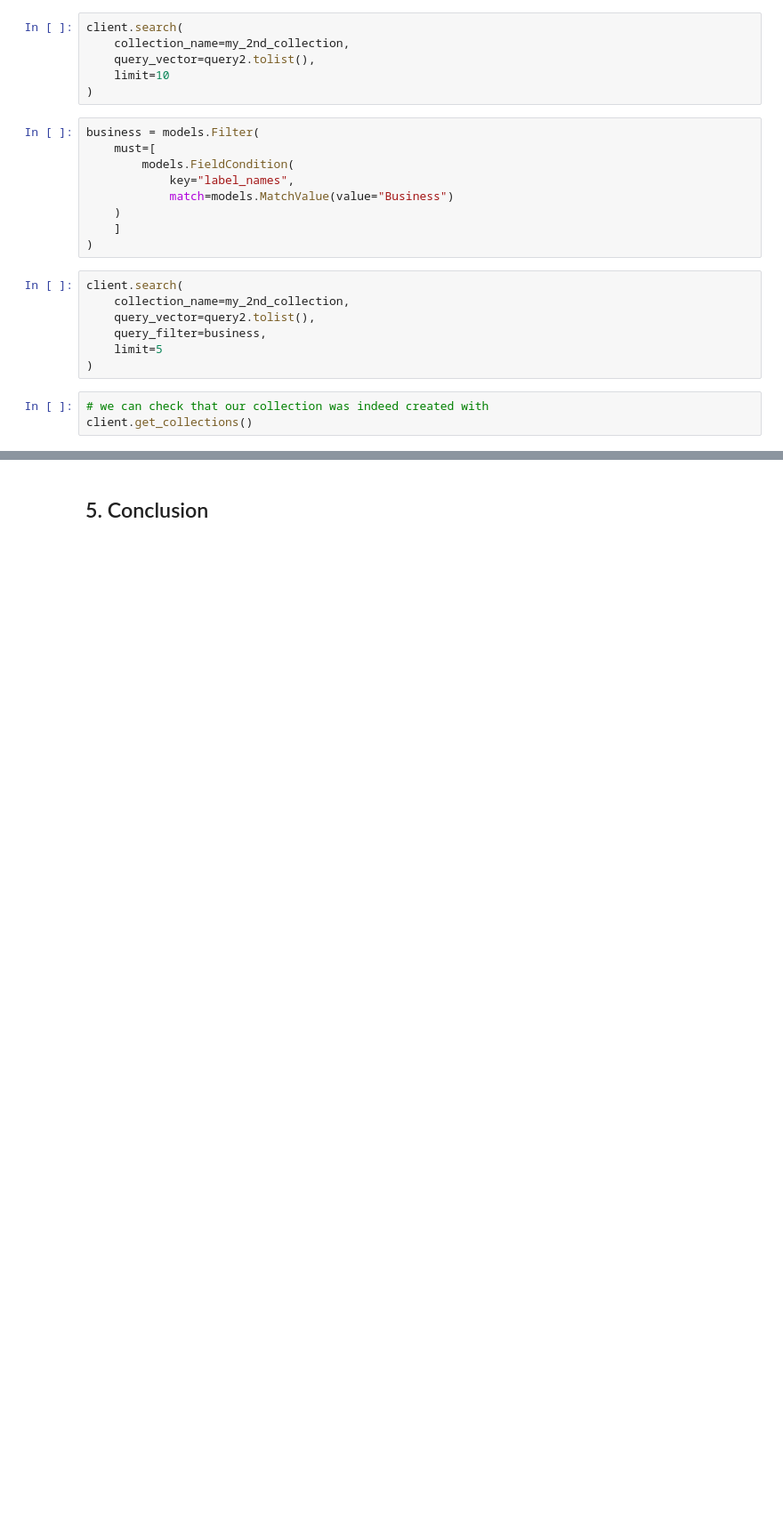
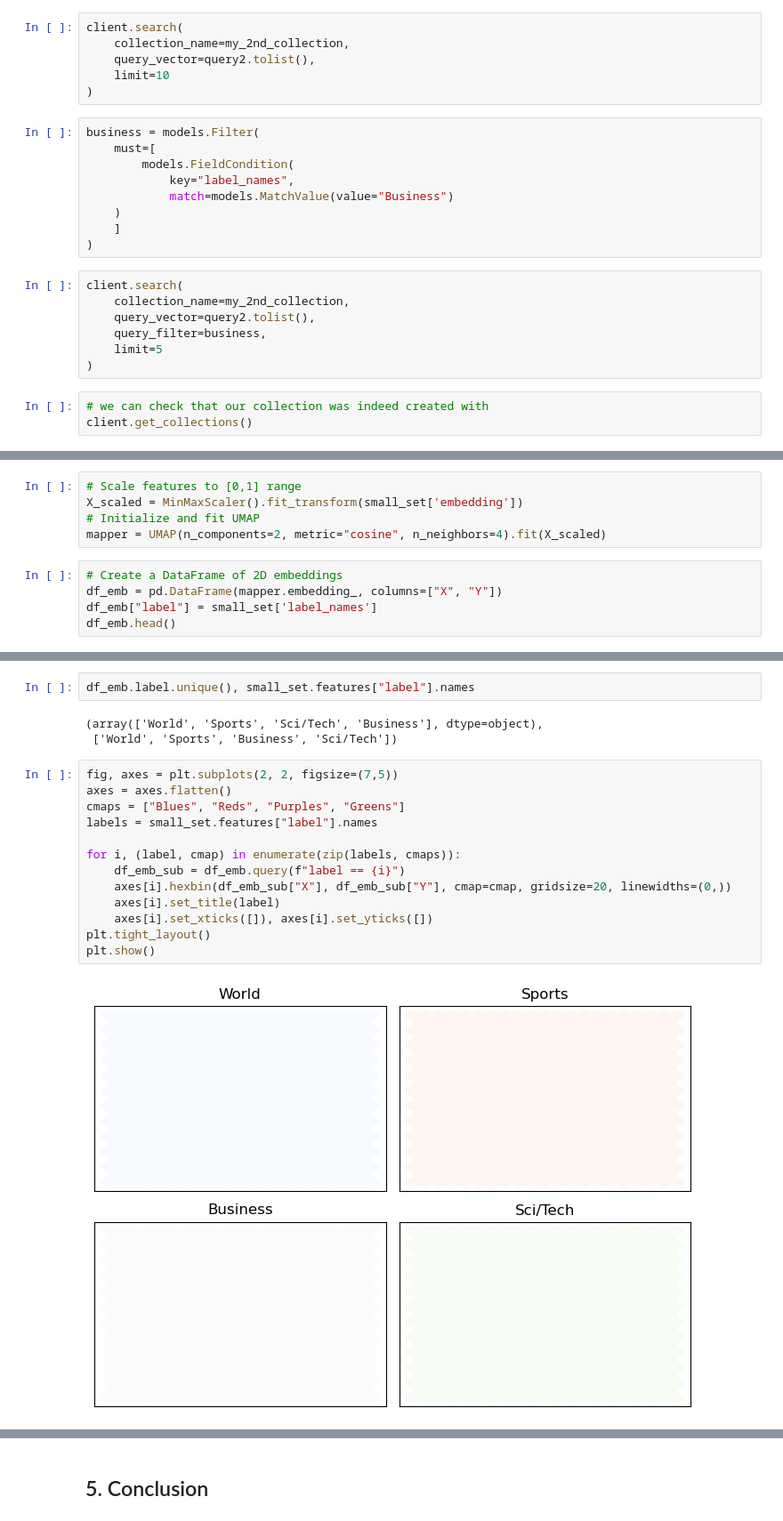
Before and after one commit to ramonpzg/audiodb, a Jupyter notebook: notebooks/08_qdrant_101.ipynb, the cells around one changed output, grey strips where cells are left out. Shown at 89% size. Drawn from its saved outputs; the diff is of its cells as text; blank space fills up the shorter version.

```diff
--- a/notebooks/08_qdrant_101.ipynb
+++ b/notebooks/08_qdrant_101.ipynb
@@ -469,0 +615,10 @@ client.get_collections()
+# %%
+# Scale features to [0,1] range
+X_scaled = MinMaxScaler().fit_transform(small_set['embedding'])
+# Initialize and fit UMAP
+mapper = UMAP(n_components=2, metric="cosine", n_neighbors=4).fit(X_scaled)
+# %%
+# Create a DataFrame of 2D embeddings
+df_emb = pd.DataFrame(mapper.embedding_, columns=["X", "Y"])
+df_emb["label"] = small_set['label_names']
+df_emb.head()
@@ -469,0 +632,20 @@ client.get_collections()
+# %%
+df_emb.label.unique(), small_set.features["label"].names
+# %% [output]
+(array(['World', 'Sports', 'Sci/Tech', 'Business'], dtype=object),
+ ['World', 'Sports', 'Business', 'Sci/Tech'])
+# %%
+fig, axes = plt.subplots(2, 2, figsize=(7,5))
+axes = axes.flatten()
+cmaps = ["Blues", "Reds", "Purples", "Greens"]
+labels = small_set.features["label"].names
+
+for i, (label, cmap) in enumerate(zip(labels, cmaps)):
+    df_emb_sub = df_emb.query(f"label == {i}")
+    axes[i].hexbin(df_emb_sub["X"], df_emb_sub["Y"], cmap=cmap, gridsize=20, linewidths=(0,))
+    axes[i].set_title(label)
+    axes[i].set_xticks([]), axes[i].set_yticks([])
+plt.tight_layout()
+plt.show()
+# %% [output]
+[figure, added]
```
Also changed, not shown: parts of 38 cells of this notebook.
